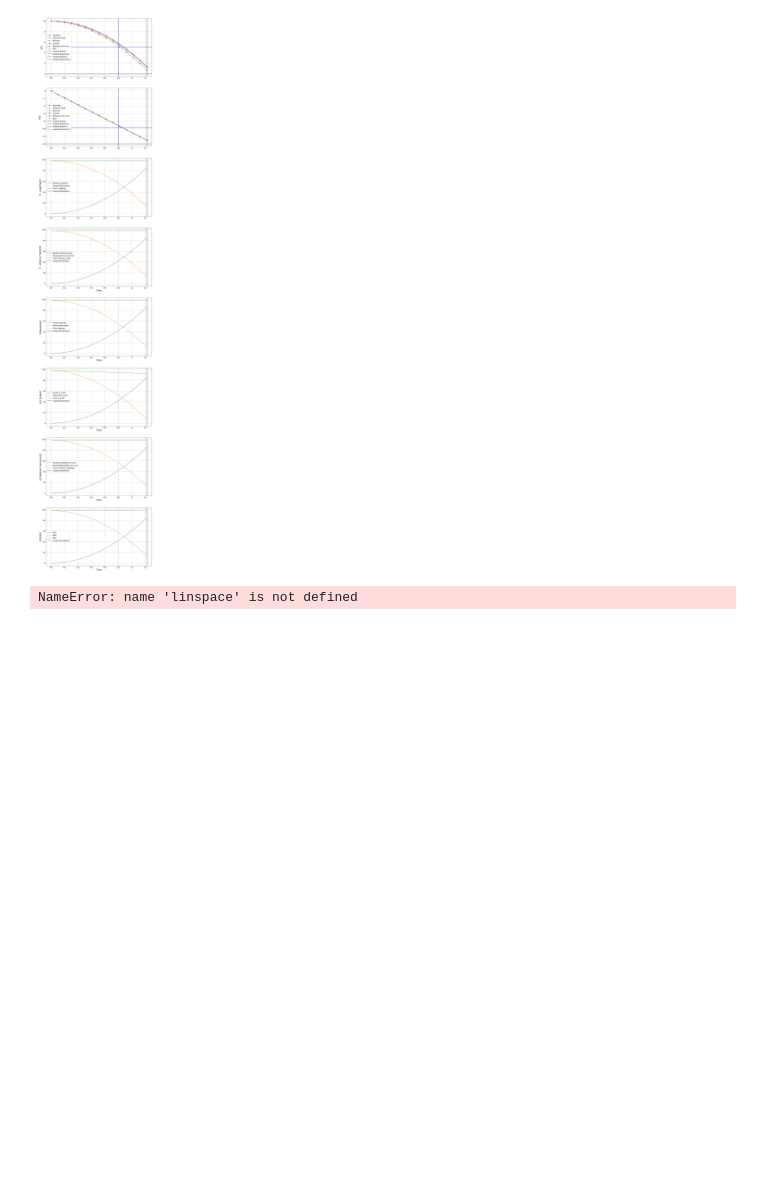
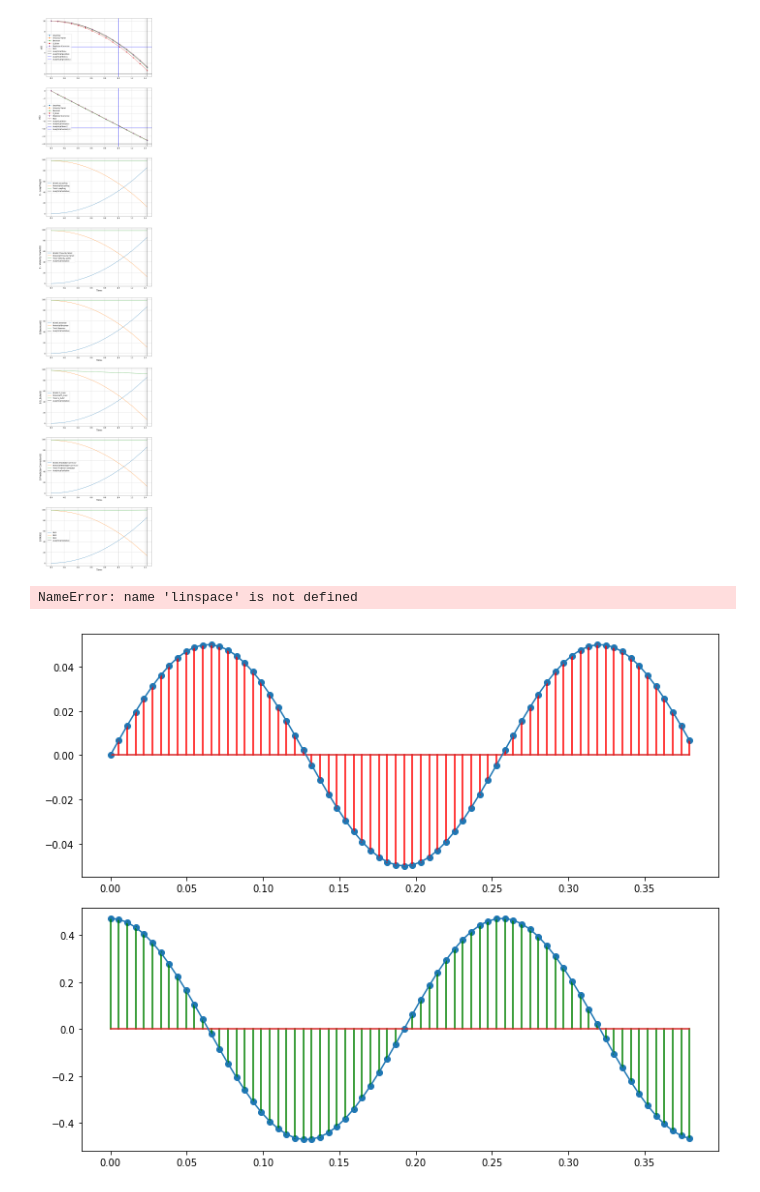
Before and after one commit to DjoleMNE/Lazy_Robot_Control_by_Relaxation_of_Motion_and_Force_Constraints, a Jupyter notebook: integrator_python_testing.ipynb, the cells around one changed output. Saved outputs shown, nothing was run; the diff lists cells and outputs as text; code cells hidden in the pictures; blank space fills up the shorter version.

Commit message:
Control graphs and python testing code updated

```diff
--- a/integrator_python_testing.ipynb
+++ b/integrator_python_testing.ipynb
@@ -739,3 +739,28 @@ q,v = symplectic_integrate(qvt0, accel, t, ruth4)
 ax.plot(q, v, label='ruth4 (%d steps)' % N, color='blue')
 ax.legend(loc='center')
 fig.show()
+# %%
+### Sine wave with constant frequency
+fs = 70# sample rate
+f = 1.5 # the frequency of the signal
+amplitude = 0.05
+# scale = 1.0
+scale = 0.0055
+
+x = np.arange(fs)  # the points on the x axis for plotting
+# compute the value (amplitude) of the sin wave at the for each sample
+y = amplitude * np.sin(2 * np.pi * f * (x/fs))
+y_d = amplitude * np.cos(2 * np.pi * f * (x/fs)) * 2 * np.pi * f
+
+x = x * scale
+
+fig = plt.figure(figsize=(10,8))
+ax = fig.add_subplot(211)
+plt.stem(x,y, 'r', )
+plt.plot(x,y)
+ax = fig.add_subplot(212)
+plt.stem(x,y_d, 'g', )
+plt.plot(x,y_d)
+plt.tight_layout()
+# %% [output]
+[figure, added]
```
Also changed, not shown: parts of 2 cells of this notebook, 1 other file.
